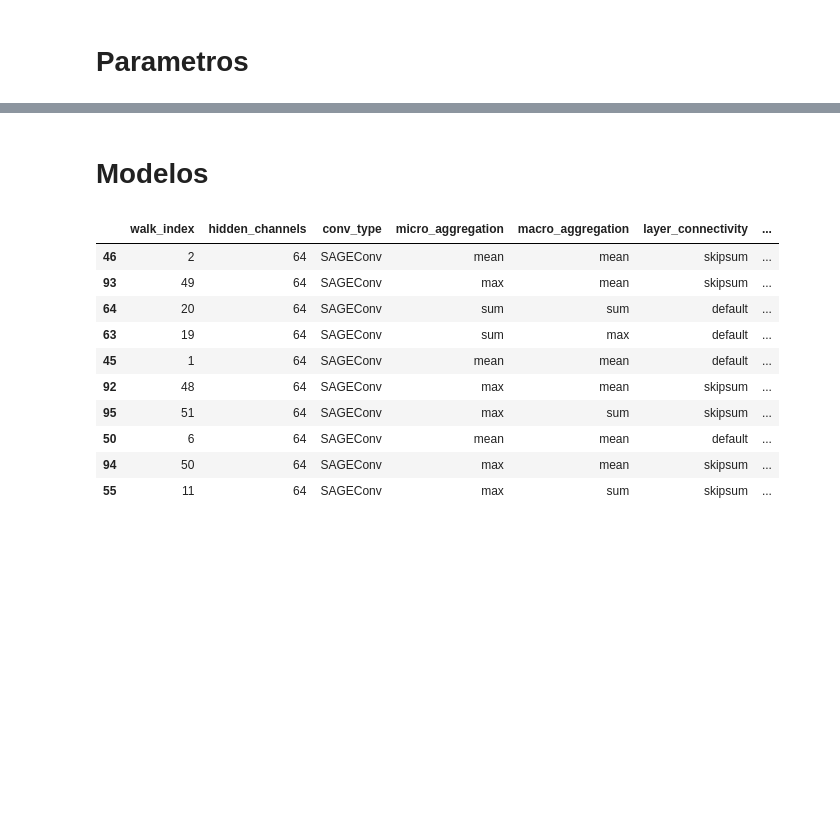
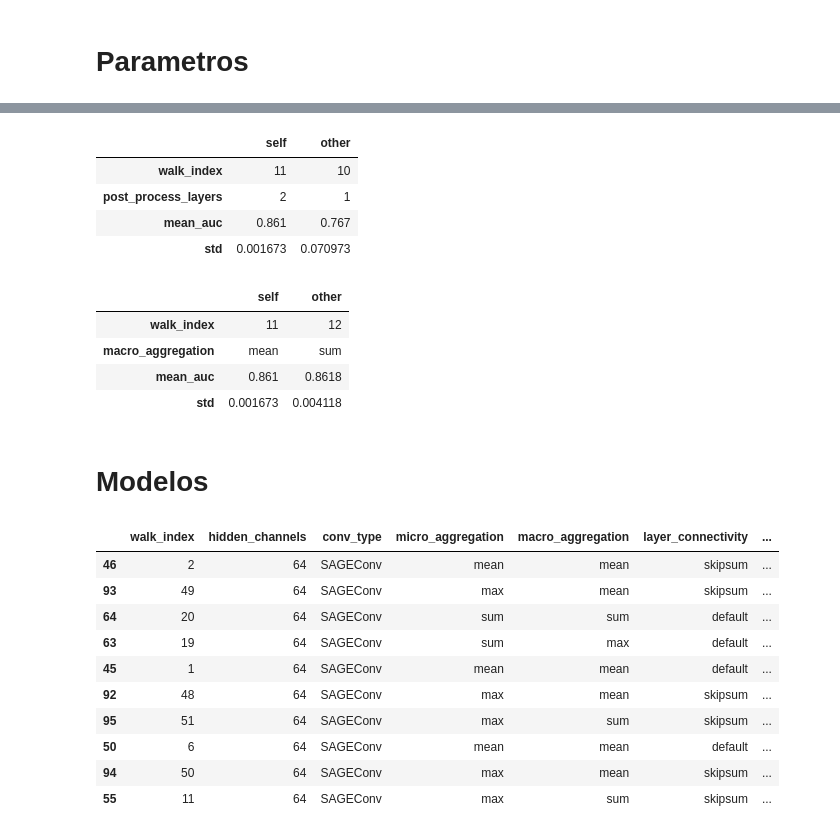
Before and after one commit to ingridheuer/gcnn_gdas, a Jupyter notebook: exploration/notebooks/experiment_analysis/random_walk_results.ipynb, the cells around one changed output, grey strips where cells are left out. Saved outputs shown, nothing was run; the diff lists cells and outputs as text; code cells hidden in the pictures; blank space fills up the shorter version.

```diff
--- a/exploration/notebooks/experiment_analysis/random_walk_results.ipynb
+++ b/exploration/notebooks/experiment_analysis/random_walk_results.ipynb
@@ -66,16 +32,10 @@ total_walk.loc[4].compare(total_walk.loc[3])
 # Load data
 # %%
 keep = ['hidden_channels', 'conv_type', 'micro_aggregation','macro_aggregation', 'layer_connectivity', 'L2_norm','pre_process_layers', 'msg_passing_layers', 'post_process_layers','normalize_output', 'jumping_knowledge', 'feature_dim', 'feature_type',"mean_auc","std"]
-walk_1_results = pd.read_csv(results_folder+"walk_1/random_walk_results.csv",index_col=0)[keep]
-walk_2_results = pd.read_csv(results_folder+"walk_2/random_walk_results.csv",index_col=0)[keep]
+walk_1_results = pd.read_csv(results_folder+"walk_3/random_walk_results.csv",index_col=0)[keep]
+walk_2_results = pd.read_csv(results_folder+"walk_4/random_walk_results.csv",index_col=0)[keep]
 
-walk_2_results["walk"] = 2
-walk_1_results["walk"] = 1
+walk_2_results["walk"] = 4
+walk_1_results["walk"] = 3
 total_walk = pd.concat([walk_1_results,walk_2_results]).reset_index(names="walk_index")
-total_walk.layer_connectivity = total_walk.layer_connectivity.apply(lambda x: "default" if x != "skipsum" else x)
-total_walk.feature_type = total_walk.feature_type.apply(lambda x: "lsa" if x == "lsa_scaled" else x)
-
-for col in ["L2_norm","jumping_knowledge","normalize_output"]:
-    total_walk[col] = total_walk[col].astype(str)
-
-total_walk
+total_walk["T"] = total_walk.walk.apply(lambda x: 0.1 if x == 3 else 0.2)
@@ -301,3 +187,18 @@ for param in df.columns:
+# %%
+step = 35
+display(total_walk.loc[step].compare(total_walk.loc[step-1]))
+display(total_walk.loc[step].compare(total_walk.loc[step+1]))
+# %% [output]
+|  | self | other |
+| walk_index | 11 | 10 |
+| post_process_layers | 2 | 1 |
+| mean_auc | 0.861 | 0.767 |
+| std | 0.001673 | 0.070973 |
+|  | self | other |
+| walk_index | 11 | 12 |
+| macro_aggregation | mean | sum |
+| mean_auc | 0.861 | 0.8618 |
+| std | 0.001673 | 0.004118 |
 # %% [markdown]
 # Modelos
 # %%
```
Also changed, not shown: parts of 31 cells of this notebook, 5 other files.
